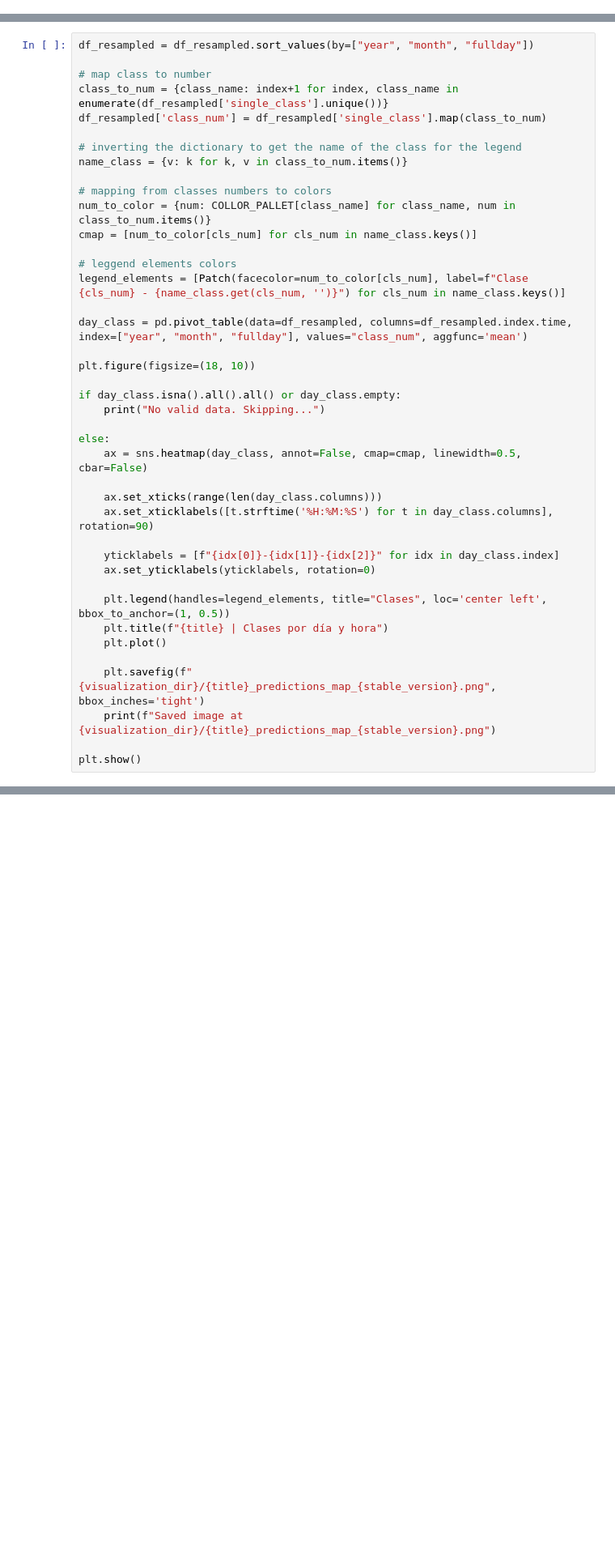
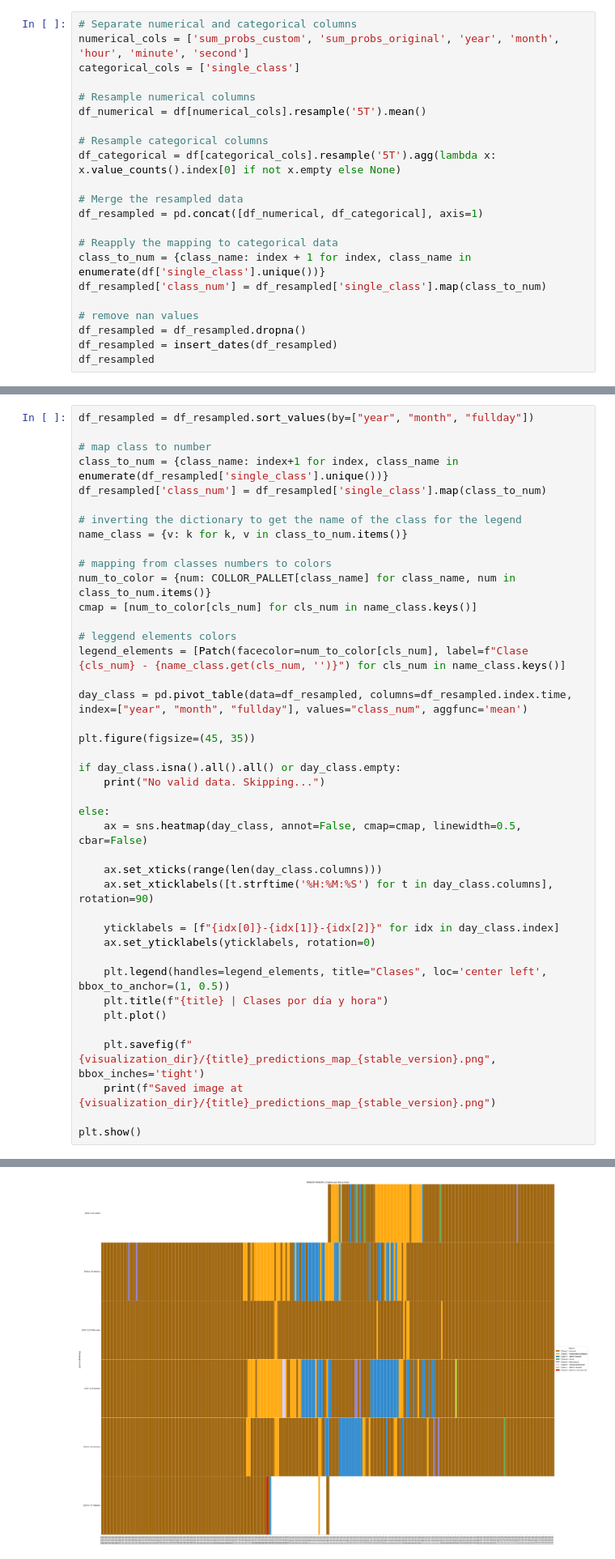
Before and after one commit to aacacustica/Audio_Processing, a Jupyter notebook: AI_Model/Visualization/predictions_map.ipynb, the cells around one changed output, grey strips where cells are left out. Shown at 81% size. Drawn from its saved outputs; the diff is of its cells as text; blank space fills up the shorter version.

Commit message:
Add logging and plot leq levels

```diff
--- a/AI_Model/Visualization/predictions_map.ipynb
+++ b/AI_Model/Visualization/predictions_map.ipynb
@@ -379,0 +360,22 @@ df_15 = df.resample("15T").mean()
+# %%
+# Separate numerical and categorical columns
+numerical_cols = ['sum_probs_custom', 'sum_probs_original', 'year', 'month', 'hour', 'minute', 'second']
+categorical_cols = ['single_class']
+
+# Resample numerical columns
+df_numerical = df[numerical_cols].resample('5T').mean()
+
+# Resample categorical columns
+df_categorical = df[categorical_cols].resample('5T').agg(lambda x: x.value_counts().index[0] if not x.empty else None)
+
+# Merge the resampled data
+df_resampled = pd.concat([df_numerical, df_categorical], axis=1)
+
+# Reapply the mapping to categorical data
+class_to_num = {class_name: index + 1 for index, class_name in enumerate(df['single_class'].unique())}
+df_resampled['class_num'] = df_resampled['single_class'].map(class_to_num)
+
+# remove nan values
+df_resampled = df_resampled.dropna()
+df_resampled = insert_dates(df_resampled)
+df_resampled
@@ -396,7 +413,7 @@ legend_elements = [Patch(facecolor=num_to_color[cls_num], label=f"Clase {cls_num
 
 day_class = pd.pivot_table(data=df_resampled, columns=df_resampled.index.time, index=["year", "month", "fullday"], values="class_num", aggfunc='mean')
 
-plt.figure(figsize=(18, 10))
+plt.figure(figsize=(45, 35))
 
 if day_class.isna().all().all() or day_class.empty:
     print("No valid data. Skipping...")
@@ -423,3 +440,4 @@ KeyError: 'single_class'
+[figure, added]
 # %%
 day = "19"
 
```
Also changed, not shown: parts of 9 cells of this notebook, 2 other files.
